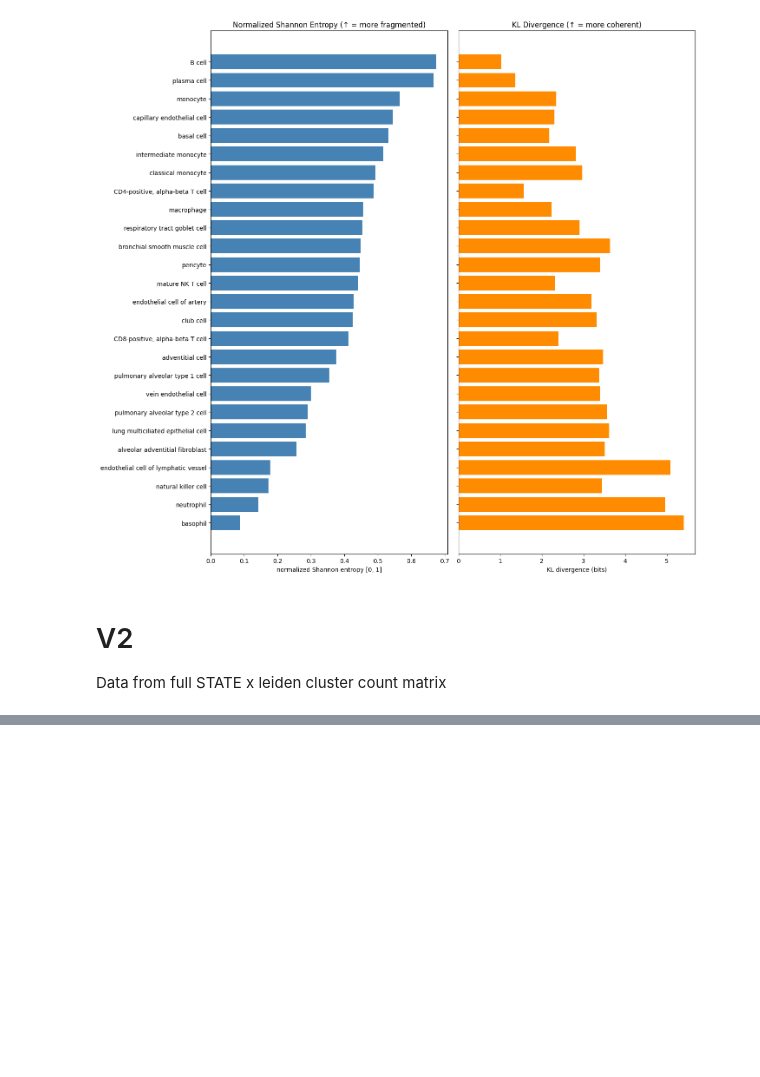
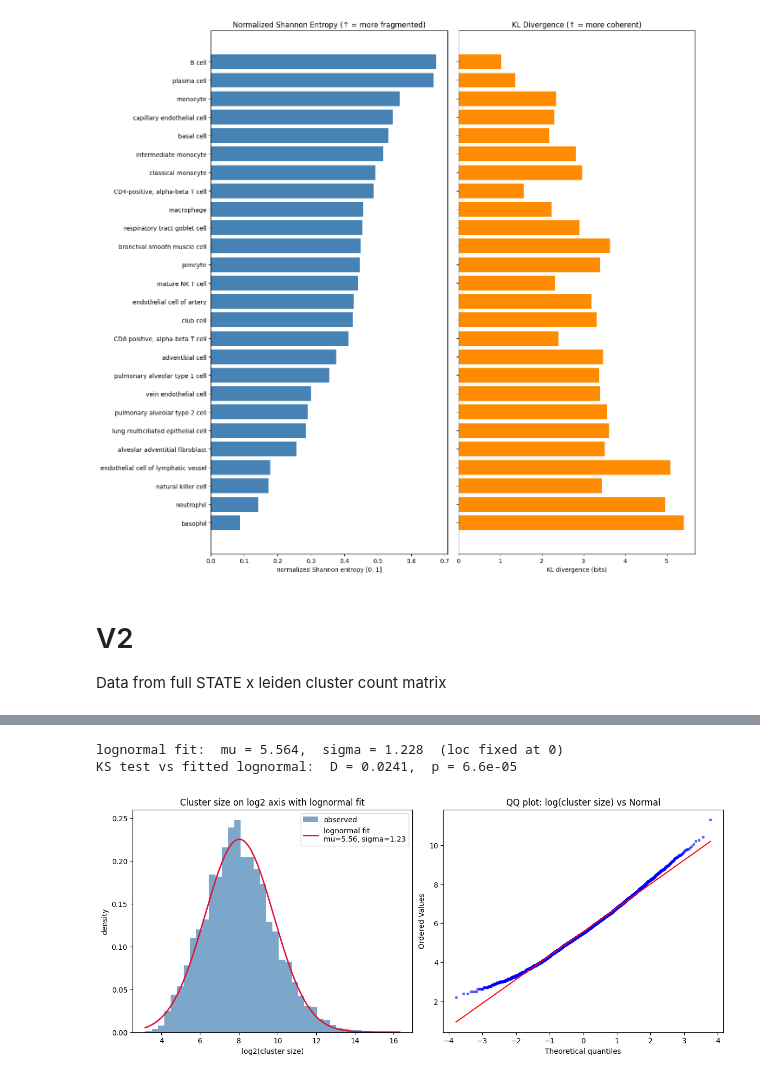
Before and after one commit to otodreas/scBaseCount_Pipeline, a Jupyter notebook: notebooks/dataset-state-matrix.ipynb, the cells around one changed output, grey strips where cells are left out. Drawn from its saved outputs; the diff is of its cells as text; code cells hidden in the pictures; blank space fills up the shorter version.

```diff
--- a/notebooks/dataset-state-matrix.ipynb
+++ b/notebooks/dataset-state-matrix.ipynb
@@ -357,0 +451,31 @@ array([  0,   1,   2,   3,   4,   5,   6,   7,   8,   9,  10,  11,  12,
+# %%
+from scipy import stats
+
+shape, loc, scale = stats.lognorm.fit(sizes, floc=0)
+mu, sigma = np.log(scale), shape
+print(f"lognormal fit:  mu = {mu:.3f},  sigma = {sigma:.3f}  (loc fixed at 0)")
+
+ks_stat, ks_p = stats.kstest(sizes, "lognorm", args=(shape, loc, scale))
+print(f"KS test vs fitted lognormal:  D = {ks_stat:.4f},  p = {ks_p:.3g}")
+
+fig, (ax_hist, ax_qq) = plt.subplots(1, 2, figsize=(12, 5), layout="constrained")
+
+ax_hist.hist(log_sz, bins=40, density=True, color="steelblue", alpha=0.7, label="observed")
+xx = np.linspace(log_sz.min(), log_sz.max(), 400)
+pdf_log = stats.norm.pdf(xx, loc=mu / np.log(2), scale=sigma / np.log(2))
+ax_hist.plot(xx, pdf_log, color="crimson", lw=2, label=f"lognormal fit\nmu={mu:.2f}, sigma={sigma:.2f}")
+ax_hist.set_xlabel("log2(cluster size)")
+ax_hist.set_ylabel("density")
+ax_hist.set_title("Cluster size on log2 axis with lognormal fit")
+ax_hist.legend()
+
+stats.probplot(np.log(sizes), dist="norm", plot=ax_qq)
+ax_qq.set_title("QQ plot: log(cluster size) vs Normal")
+ax_qq.get_lines()[0].set_markersize(3)
+ax_qq.get_lines()[0].set_alpha(0.5)
+
+plt.show()
+# %% [output]
+lognormal fit:  mu = 5.564,  sigma = 1.228  (loc fixed at 0)
+KS test vs fitted lognormal:  D = 0.0241,  p = 6.6e-05
+[figure, added]
```
Also changed, not shown: parts of 3 cells of this notebook, 1 other file.
